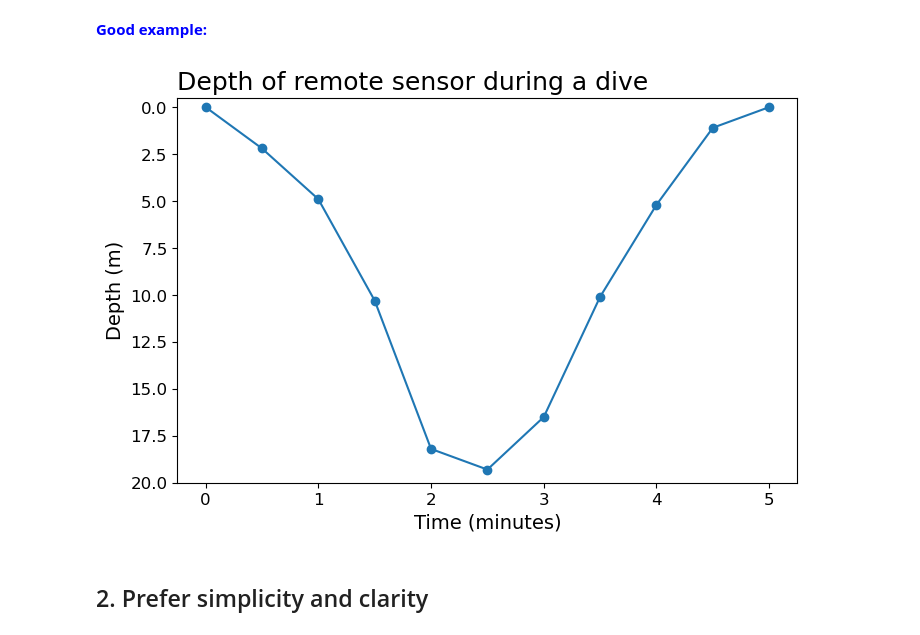
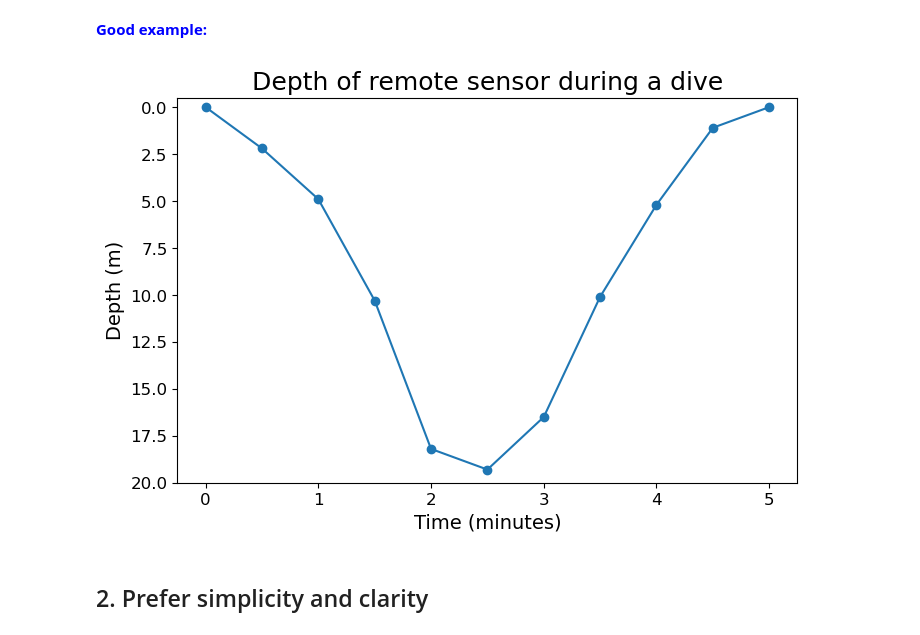
Before and after one commit to OCEAN-215-2025/preclass, a Jupyter notebook: week_05/plot_advice.ipynb, the cells around one changed output. Cells and saved outputs as stored; diff of their text form; code cells hidden in the pictures.

```diff
--- a/week_05/plot_advice.ipynb
+++ b/week_05/plot_advice.ipynb
@@ -38,19 +38,19 @@ The above figure provides no context about what what the axes values actually re
 # %%
 fig = plt.figure(figsize=(8, 5))
 ax = fig.add_subplot()
 
 ax.plot(time, depth, marker="o")
 ax.set_ylim(20, -0.5)
 
-ax.set_title("Depth of remote sensor during a dive", fontsize=18, loc="left")
+ax.set_title("Depth of remote sensor during a dive", fontsize=18)
 
 ax.set_xlabel("Time (minutes)", fontsize=14)
 ax.set_ylabel("Depth (m)", fontsize=14)
 ax.tick_params(labelsize=12)
 
 plt.show(fig)
 # %% [output]
-[figure, old version]
+[figure, new version]
 # %% [markdown]
 ## 2. Prefer simplicity and clarity
 # %% [markdown]
```
Also changed, not shown: parts of 4 cells of this notebook, 26 other files.
